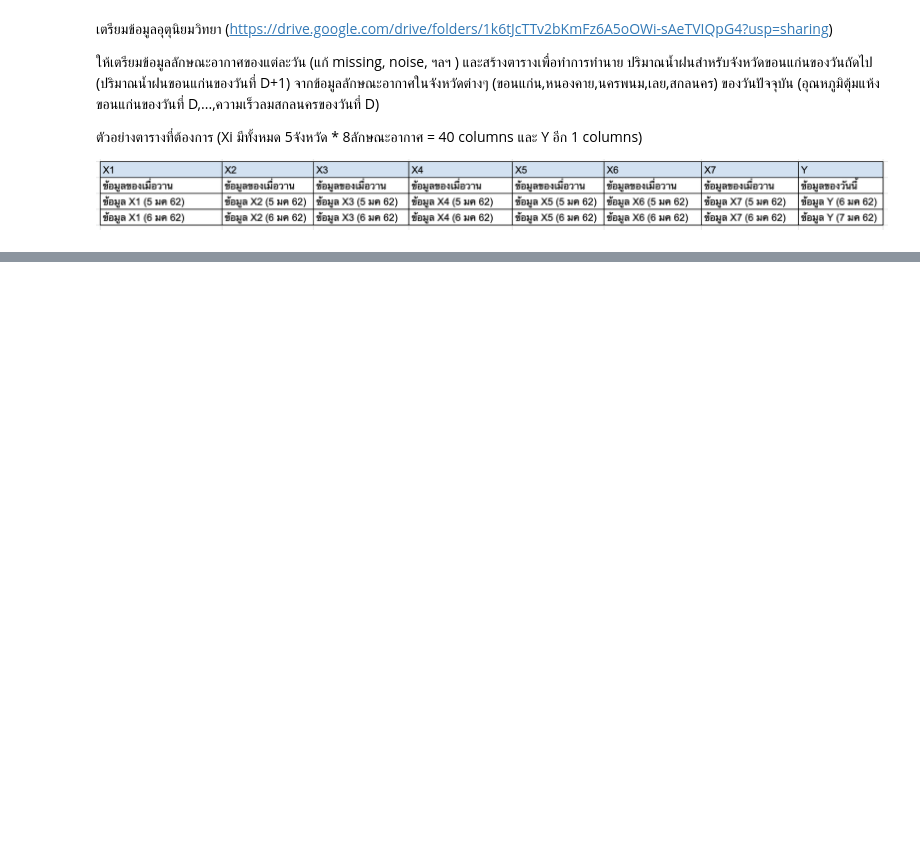
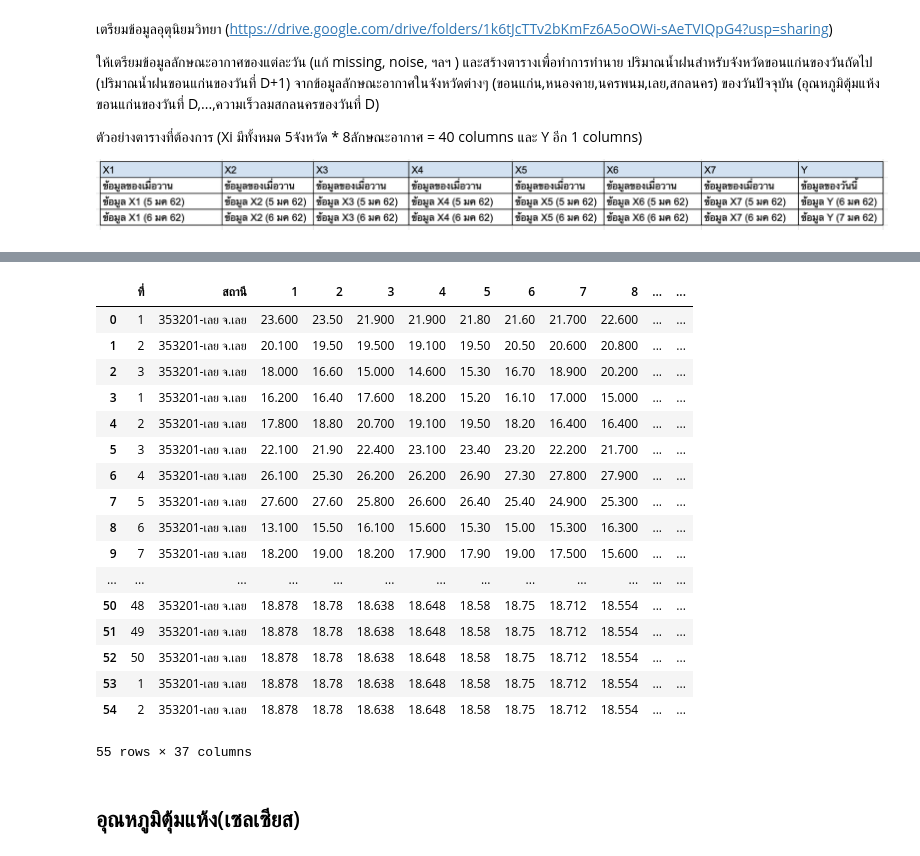
Before and after one commit to Wilanth/BSC_DPDM23, a Jupyter notebook: midterm_bscdpdm23.ipynb, the cells around one changed output, grey strips where cells are left out. Saved outputs shown, nothing was run; the diff lists cells and outputs as text; code cells hidden in the pictures; blank space fills up the shorter version.

```diff
--- a/midterm_bscdpdm23.ipynb
+++ b/midterm_bscdpdm23.ipynb
@@ -298,0 +2124,7 @@ Dew_temp_khonkaen.head()
+# %%
+for i in range(len(kkn_dewpoint['ที่'])):kkn_dewpoint.iloc[i,:]=kkn_dewpoint.iloc[i,:].fillna(kkn_dewpoint.iloc[i]['เฉลี่ย'])
+for i in range(len(npm_dewpoint['ที่'])):npm_dewpoint.iloc[i,:]=npm_dewpoint.iloc[i,:].fillna(npm_dewpoint.iloc[i]['เฉลี่ย'])
+for i in range(len(snk_dewpoint['ที่'])):snk_dewpoint.iloc[i,:]=snk_dewpoint.iloc[i,:].fillna(snk_dewpoint.iloc[i]['เฉลี่ย'])
+for i in range(len(nki_dewpoint['ที่'])):nki_dewpoint.iloc[i,:]=nki_dewpoint.iloc[i,:].fillna(nki_dewpoint.iloc[i]['เฉลี่ย'])
+for i in range(len(lei_dewpoint['ที่'])):lei_dewpoint.iloc[i,:]=lei_dewpoint.iloc[i,:].fillna(lei_dewpoint.iloc[i]['เฉลี่ย'])
+# แทนค่า Missing Value ด้วยค่าเฉลี่ย ของแต่ row
@@ -298,0 +2172,38 @@ Dew_temp_khonkaen.head()
+# %%
+# column ไม่ครบ
+x = lei_dewpoint.iloc[:,3:35].mean().tolist()
+R = lei_rainfall.iloc[50:,:3]
+L=[]
+for i in range(33):
+  if i != 0:
+    K = i
+    L.append(i)
+# %%
+for i in range(29):
+  R[L[i]] = x[i]
+# %%
+R.rename(columns={29:'เฉลี่ย'}, inplace=True)
+lei_dewpoint=pd.concat([lei_dewpoint, R])
+# %%
+lei_dewpoint
+# %% [output]
+|  | ที่ | สถานี | 1 | 2 | 3 | 4 | 5 | 6 | 7 | 8 | ... | ... |
+| 0 | 1 | 353201-เลย จ.เลย | 23.600 | 23.50 | 21.900 | 21.900 | 21.80 | 21.60 | 21.700 | 22.600 | ... | ... |
+| 1 | 2 | 353201-เลย จ.เลย | 20.100 | 19.50 | 19.500 | 19.100 | 19.50 | 20.50 | 20.600 | 20.800 | ... | ... |
+| 2 | 3 | 353201-เลย จ.เลย | 18.000 | 16.60 | 15.000 | 14.600 | 15.30 | 16.70 | 18.900 | 20.200 | ... | ... |
+| 3 | 1 | 353201-เลย จ.เลย | 16.200 | 16.40 | 17.600 | 18.200 | 15.20 | 16.10 | 17.000 | 15.000 | ... | ... |
+| 4 | 2 | 353201-เลย จ.เลย | 17.800 | 18.80 | 20.700 | 19.100 | 19.50 | 18.20 | 16.400 | 16.400 | ... | ... |
+| 5 | 3 | 353201-เลย จ.เลย | 22.100 | 21.90 | 22.400 | 23.100 | 23.40 | 23.20 | 22.200 | 21.700 | ... | ... |
+| 6 | 4 | 353201-เลย จ.เลย | 26.100 | 25.30 | 26.200 | 26.200 | 26.90 | 27.30 | 27.800 | 27.900 | ... | ... |
+| 7 | 5 | 353201-เลย จ.เลย | 27.600 | 27.60 | 25.800 | 26.600 | 26.40 | 25.40 | 24.900 | 25.300 | ... | ... |
+| 8 | 6 | 353201-เลย จ.เลย | 13.100 | 15.50 | 16.100 | 15.600 | 15.30 | 15.00 | 15.300 | 16.300 | ... | ... |
+| 9 | 7 | 353201-เลย จ.เลย | 18.200 | 19.00 | 18.200 | 17.900 | 17.90 | 19.00 | 17.500 | 15.600 | ... | ... |
+| ... | ... | ... | ... | ... | ... | ... | ... | ... | ... | ... | ... | ... |
+| 50 | 48 | 353201-เลย จ.เลย | 18.878 | 18.78 | 18.638 | 18.648 | 18.58 | 18.75 | 18.712 | 18.554 | ... | ... |
+| 51 | 49 | 353201-เลย จ.เลย | 18.878 | 18.78 | 18.638 | 18.648 | 18.58 | 18.75 | 18.712 | 18.554 | ... | ... |
+| 52 | 50 | 353201-เลย จ.เลย | 18.878 | 18.78 | 18.638 | 18.648 | 18.58 | 18.75 | 18.712 | 18.554 | ... | ... |
+| 53 | 1 | 353201-เลย จ.เลย | 18.878 | 18.78 | 18.638 | 18.648 | 18.58 | 18.75 | 18.712 | 18.554 | ... | ... |
+| 54 | 2 | 353201-เลย จ.เลย | 18.878 | 18.78 | 18.638 | 18.648 | 18.58 | 18.75 | 18.712 | 18.554 | ... | ... |
+55 rows × 37 columns
+# %% [markdown]
+## อุณหภูมิตุ้มแห้ง(เซลเซียส)
```
Also changed, not shown: parts of 273 cells of this notebook.
